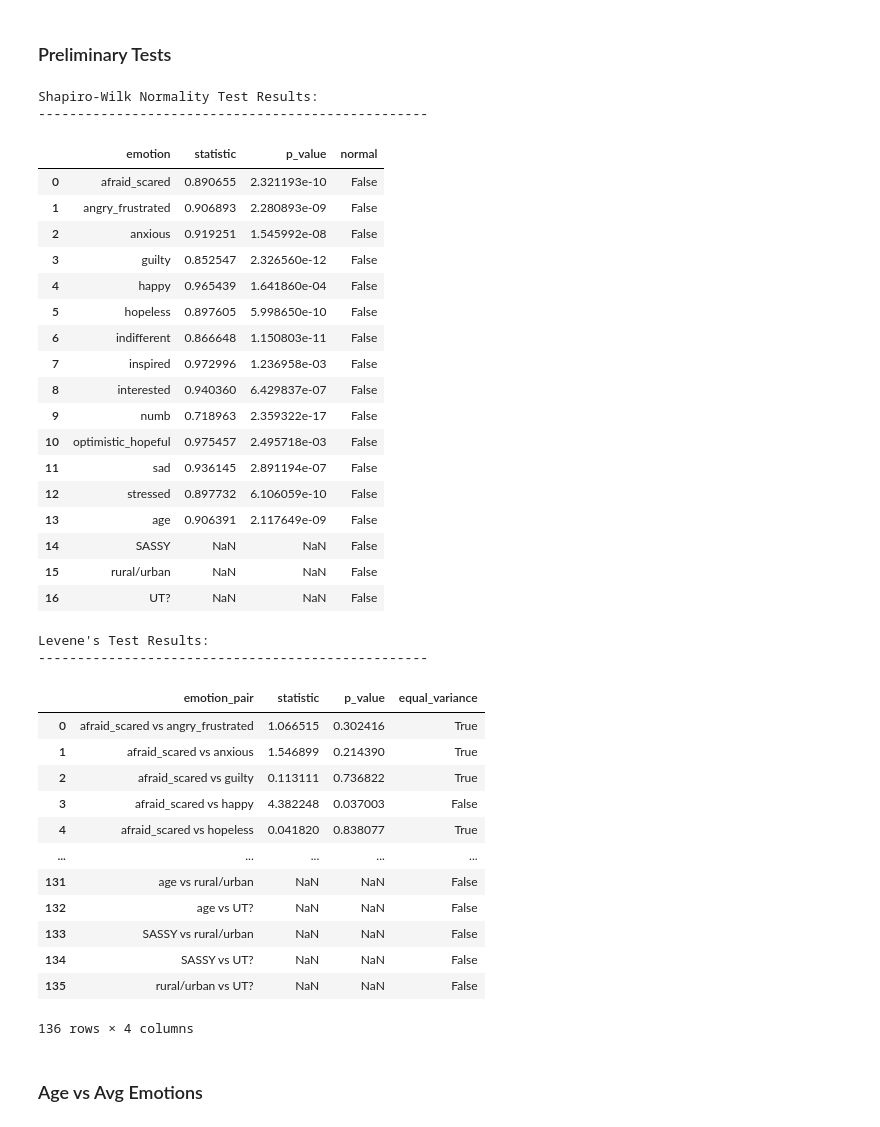
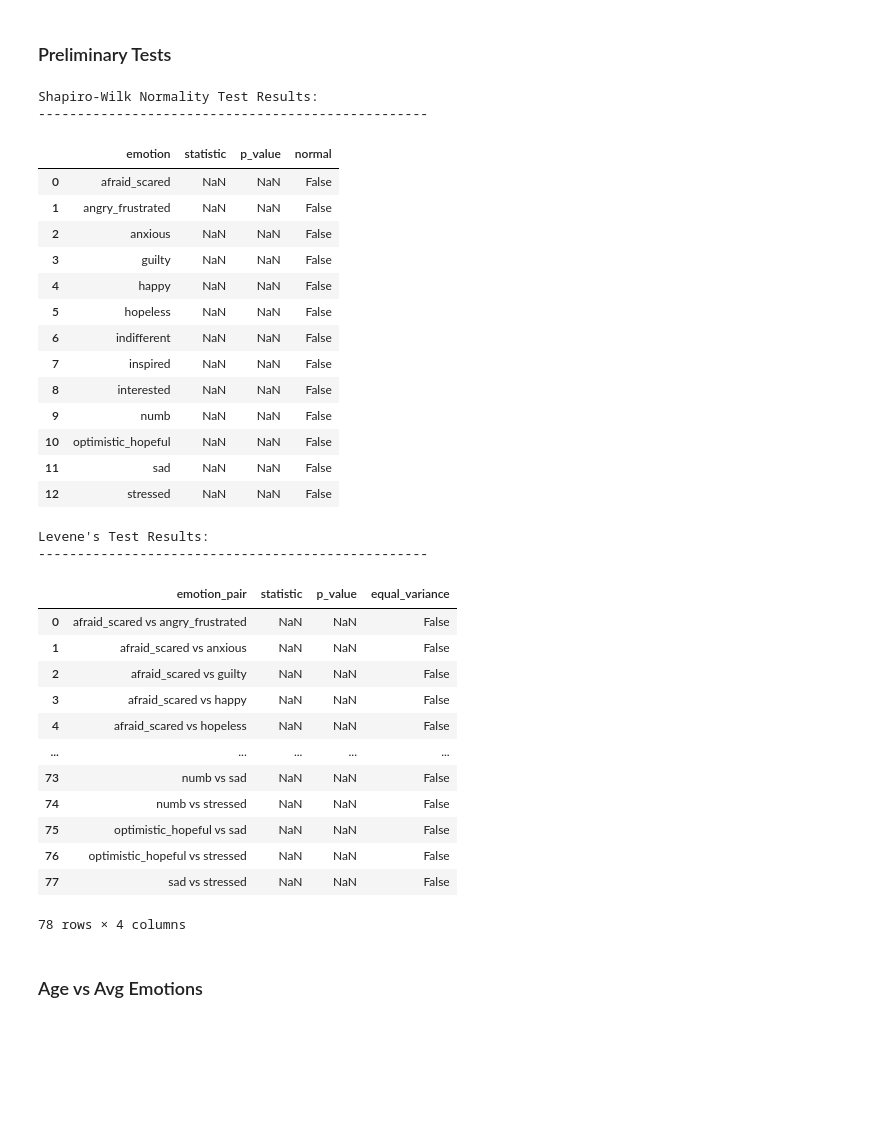
Before and after one commit to Hailcyon/AISL-data-analysis, a Jupyter notebook: average_emot_tests.ipynb, the cells around one changed output. Cells and saved outputs as stored; diff of their text form; code cells hidden in the pictures; blank space fills up the shorter version.

```diff
--- a/average_emot_tests.ipynb
+++ b/average_emot_tests.ipynb
@@ -34,7 +34,7 @@ display(full_analysis_df)
 emotions_mean_by_ida = emotions_mean_by_ida.merge(
     full_analysis_df[['ida', 'age', 'SASSY', 'rural/urban', 'UT?']],
     on='ida',
-    how='left'
+    how='outer'
 )
 display(emotions_mean_by_ida)
 # %% [output]
@@ -57,7 +57,7 @@ display(emotions_mean_by_ida)
 # Test normality and homogeneity of variance for each emotion
 
 # get emotion columns
-emotion_cols = [col for col in emotions_mean_by_ida.columns if col != 'ida']
+emotion_cols = [col for col in emotions_mean_by_ida.columns if col not in ['ida', 'age', 'SASSY', 'rural/urban', 'UT?']]
 
 # Shapiro-Wilk test for normality
 print("\nShapiro-Wilk Normality Test Results:")
@@ -71,65 +71,61 @@ for emotion in emotion_cols:
         'p_value': p_value,
         'normal': p_value > 0.05
     })
 
 normality_df = pd.DataFrame(normality_results)
 display(normality_df)
 
 # Levene's test for homogeneity of variance
 print("\nLevene's Test Results:")
 print("-" * 50)
 levene_results = []
 
 # For Levene's test, we'll compare variances between all emotion columns
 for i, emotion1 in enumerate(emotion_cols):
     for emotion2 in emotion_cols[i+1:]:
         stat, p_value = stats.levene(emotions_mean_by_ida[emotion1],
                                    emotions_mean_by_ida[emotion2])
         levene_results.append({
             'emotion_pair': f"{emotion1} vs {emotion2}",
             'statistic': stat,
             'p_value': p_value,
             'equal_variance': p_value > 0.05
         })
 
 levene_df = pd.DataFrame(levene_results)
 display(levene_df)
 # %% [output]
 Shapiro-Wilk Normality Test Results:
 --------------------------------------------------
 |  | emotion | statistic | p_value | normal |
-| 0 | afraid_scared | 0.890655 | 2.321193e-10 | False |
-| 1 | angry_frustrated | 0.906893 | 2.280893e-09 | False |
-| 2 | anxious | 0.919251 | 1.545992e-08 | False |
-| 3 | guilty | 0.852547 | 2.326560e-12 | False |
-| 4 | happy | 0.965439 | 1.641860e-04 | False |
-| 5 | hopeless | 0.897605 | 5.998650e-10 | False |
-| 6 | indifferent | 0.866648 | 1.150803e-11 | False |
-| 7 | inspired | 0.972996 | 1.236958e-03 | False |
-| 8 | interested | 0.940360 | 6.429837e-07 | False |
-| 9 | numb | 0.718963 | 2.359322e-17 | False |
-| 10 | optimistic_hopeful | 0.975457 | 2.495718e-03 | False |
-| 11 | sad | 0.936145 | 2.891194e-07 | False |
-| 12 | stressed | 0.897732 | 6.106059e-10 | False |
-| 13 | age | 0.906391 | 2.117649e-09 | False |
-| 14 | SASSY | NaN | NaN | False |
-| 15 | rural/urban | NaN | NaN | False |
-| 16 | UT? | NaN | NaN | False |
+| 0 | afraid_scared | NaN | NaN | False |
+| 1 | angry_frustrated | NaN | NaN | False |
+| 2 | anxious | NaN | NaN | False |
+| 3 | guilty | NaN | NaN | False |
+| 4 | happy | NaN | NaN | False |
+| 5 | hopeless | NaN | NaN | False |
+| 6 | indifferent | NaN | NaN | False |
+| 7 | inspired | NaN | NaN | False |
+| 8 | interested | NaN | NaN | False |
+| 9 | numb | NaN | NaN | False |
+| 10 | optimistic_hopeful | NaN | NaN | False |
+| 11 | sad | NaN | NaN | False |
+| 12 | stressed | NaN | NaN | False |
 Levene's Test Results:
 --------------------------------------------------
 |  | emotion_pair | statistic | p_value | equal_variance |
-| 0 | afraid_scared vs angry_frustrated | 1.066515 | 0.302416 | True |
-| 1 | afraid_scared vs anxious | 1.546899 | 0.214390 | True |
-| 2 | afraid_scared vs guilty | 0.113111 | 0.736822 | True |
-| 3 | afraid_scared vs happy | 4.382248 | 0.037003 | False |
-| 4 | afraid_scared vs hopeless | 0.041820 | 0.838077 | True |
+| 0 | afraid_scared vs angry_frustrated | NaN | NaN | False |
+| 1 | afraid_scared vs anxious | NaN | NaN | False |
+| 2 | afraid_scared vs guilty | NaN | NaN | False |
+| 3 | afraid_scared vs happy | NaN | NaN | False |
+| 4 | afraid_scared vs hopeless | NaN | NaN | False |
 | ... | ... | ... | ... | ... |
-| 131 | age vs rural/urban | NaN | NaN | False |
-| 132 | age vs UT? | NaN | NaN | False |
-| 133 | SASSY vs rural/urban | NaN | NaN | False |
-| 134 | SASSY vs UT? | NaN | NaN | False |
-| 135 | rural/urban vs UT? | NaN | NaN | False |
+| 73 | numb vs sad | NaN | NaN | False |
+| 74 | numb vs stressed | NaN | NaN | False |
+| 75 | optimistic_hopeful vs sad | NaN | NaN | False |
+| 76 | optimistic_hopeful vs stressed | NaN | NaN | False |
+| 77 | sad vs stressed | NaN | NaN | False |
-136 rows × 4 columns
+78 rows × 4 columns
 # %% [markdown]
 ### Age vs Avg Emotions
 # %%
```
Also changed, not shown: parts of 11 cells of this notebook.
